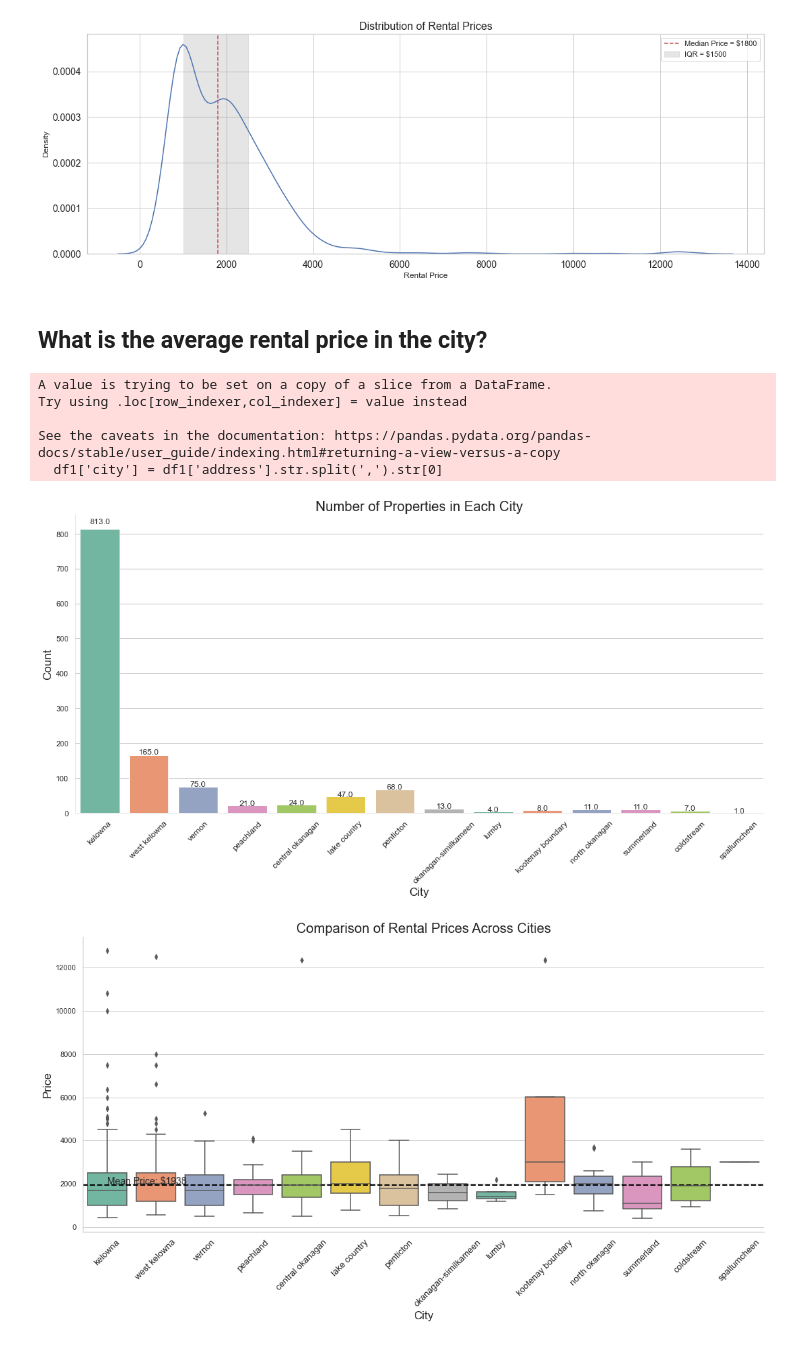
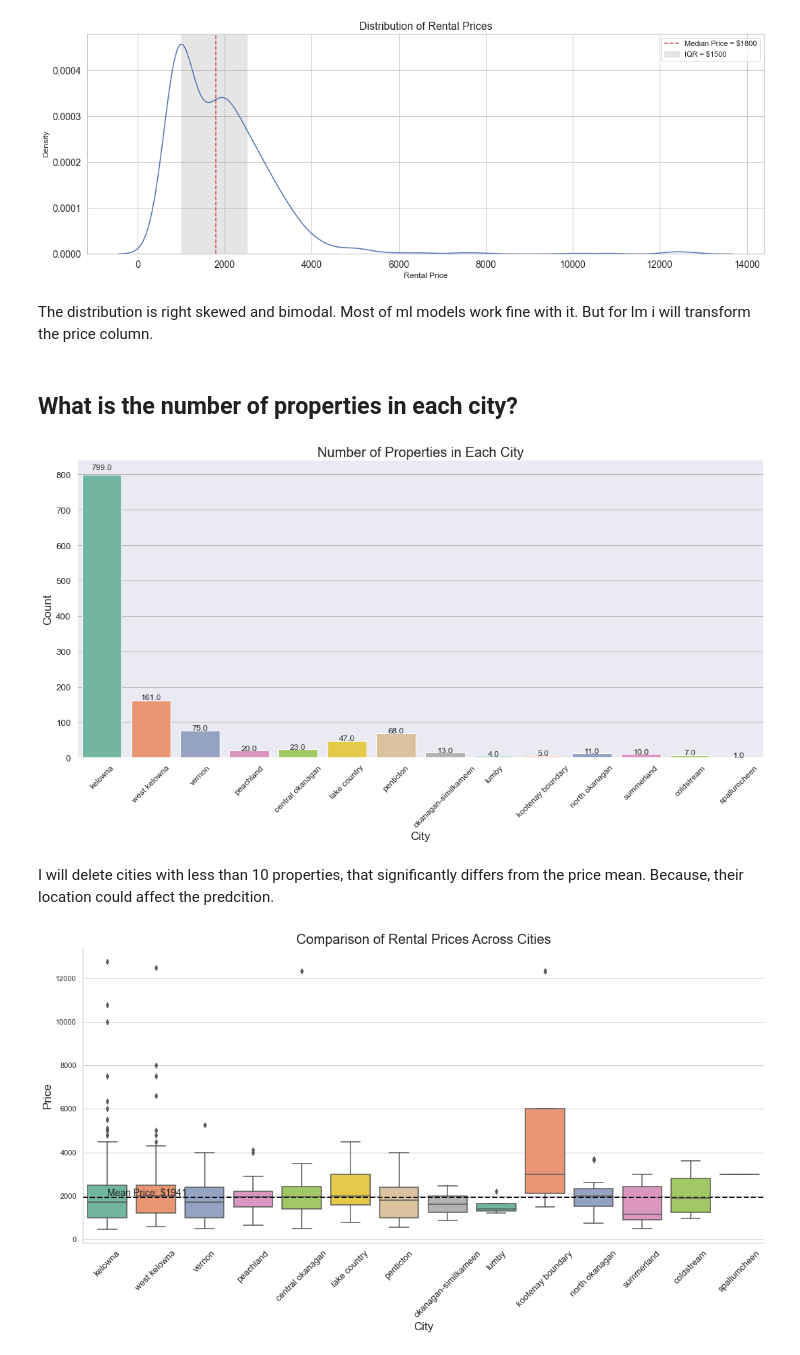
Before and after one commit to aiillen/Kelowna-Rental-Price-Prediction-Using-Machine-Learning-Algorithms, a Jupyter notebook: notebooks/EDA.ipynb, the cells around one changed output. Drawn from its saved outputs; the diff is of its cells as text; code cells hidden in the pictures.

Commit message:
EDA + cleaned data + some modeling

```diff
--- a/notebooks/EDA.ipynb
+++ b/notebooks/EDA.ipynb
@@ -84,0 +78,2 @@ df
+# %%
+df = df.drop(columns={'Transit Score'})
@@ -116,5 +112,7 @@ ax.legend()
 plt.show()
 # %% [output]
 [figure]
+# %% [markdown]
+The distribution is right skewed and bimodal. Most of ml models work fine with it. But for lm i will transform the price column.
 # %% [markdown]
-## What is the average rental price in the city?
+## What is the number of properties in each city?
@@ -123,45 +119,41 @@ df1 = df[['address', 'price', 'Type']]
 # %%
-df1['city'] = df1['address'].str.split(',').str[0]
+df['city'] = df['address'].str.split(',').str[0]
-# %% [output]
-A value is trying to be set on a copy of a slice from a DataFrame.
-Try using .loc[row_indexer,col_indexer] = value instead
-
-See the caveats in the documentation: https://pandas.pydata.org/pandas-docs/stable/user_guide/indexing.html#returning-a-view-versus-a-copy
-  df1['city'] = df1['address'].str.split(',').str[0]
 # %%
 plt.figure(figsize=(18, 8))
-ax = sns.countplot(data=df1, x='city', palette='Set2')
+ax = sns.countplot(data=df, x='city', palette='Set2')
 
 # set the labels and title
 ax.set_xlabel('City', fontsize=17)
 ax.set_ylabel('Count', fontsize=17)
 ax.set_title('Number of Properties in Each City', fontsize=20)
 
 # rotate the x-axis labels to improve readability and make them larger
 plt.xticks(rotation=45, fontsize=12)
 
 # add count labels to the bars
 for p in ax.patches:
     height = p.get_height()
     width = p.get_width()
     x, y = p.get_xy()
     ax.annotate(f'{height}', (x + width/2, y + height*1.02), ha='center', fontsize=12)
 
 # remove top and right spines
 ax.spines['top'].set_visible(False)
 ax.spines['right'].set_visible(False)
 
 # adjust bottom and left spines
 ax.spines['bottom'].set_linewidth(0.5)
 ax.spines['left'].set_linewidth(0.5)
 
 # set grid lines
 ax.grid(color='grey', linestyle='-', axis='y', alpha=0.5)
 
 # display the plot
 plt.show()
 # %% [output]
-[figure, old version]
+[figure, new version]
+# %% [markdown]
+I will delete cities with less than 10 properties, that significantly differs from the price mean. Because, their location could affect the predcition.
 # %%
 import seaborn as sns
 import matplotlib.pyplot as plt
```
Also changed, not shown: parts of 40 cells of this notebook, 6 other files.
